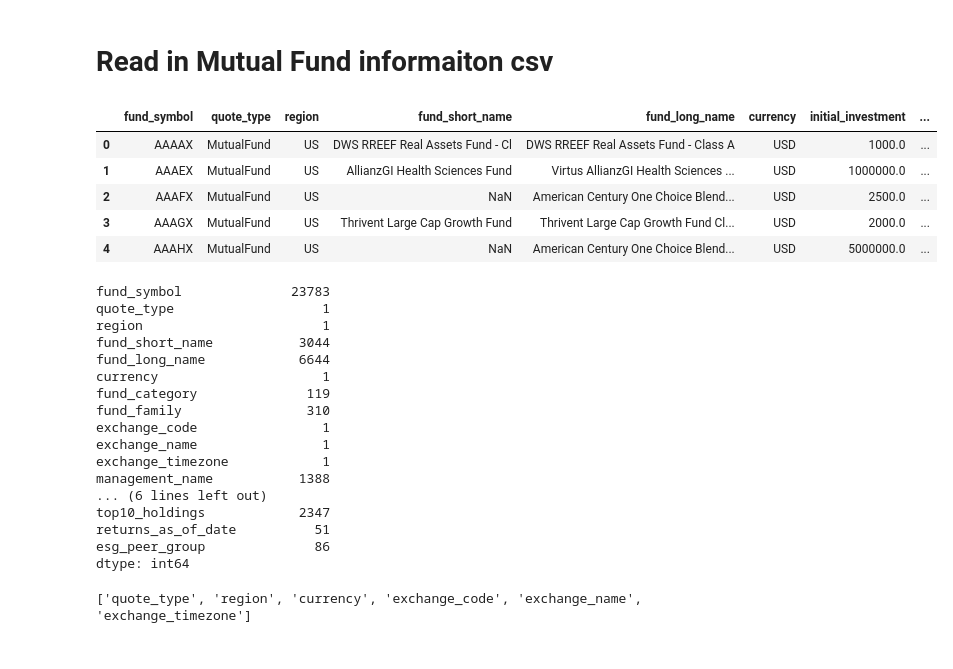
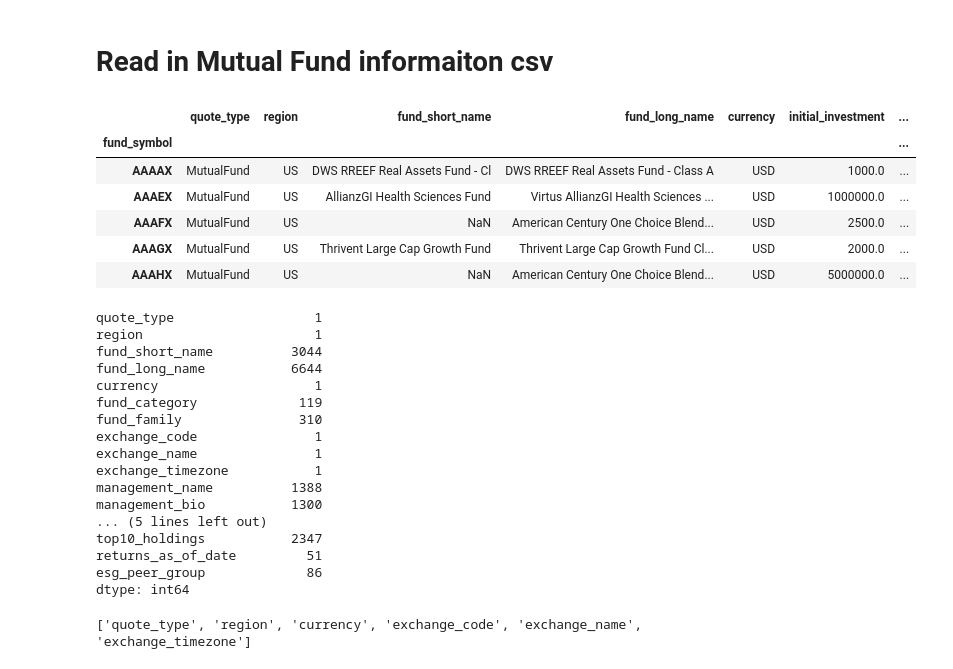
Before and after one commit to TRegan5/Project_4, a Jupyter notebook: daily_etfs.ipynb, the cells around one changed output. Cells and saved outputs as stored; diff of their text form; code cells hidden in the pictures.

Commit message:
set index and dropped more columns

```diff
--- a/daily_etfs.ipynb
+++ b/daily_etfs.ipynb
@@ -100,37 +97,38 @@ dtype: object
 # %%
 #Read in CSV data
 #MutualFunds
 mutualFunds= pd.read_csv(
     Path("Resources/MutualFunds.csv")
-)
+,index_col="fund_symbol")
 mutualFunds.head()
 # %% [output]
-|  | fund_symbol | quote_type | region | fund_short_name | fund_long_name | currency | initial_investment | ... |
-| 0 | AAAAX | MutualFund | US | DWS RREEF Real Assets Fund - Cl | DWS RREEF Real Assets Fund - Class A | USD | 1000.0 | ... |
-| 1 | AAAEX | MutualFund | US | AllianzGI Health Sciences Fund | Virtus AllianzGI Health Sciences ... | USD | 1000000.0 | ... |
-| 2 | AAAFX | MutualFund | US | NaN | American Century One Choice Blend... | USD | 2500.0 | ... |
-| 3 | AAAGX | MutualFund | US | Thrivent Large Cap Growth Fund | Thrivent Large Cap Growth Fund Cl... | USD | 2000.0 | ... |
-| 4 | AAAHX | MutualFund | US | NaN | American Century One Choice Blend... | USD | 5000000.0 | ... |
+|  | quote_type | region | fund_short_name | fund_long_name | currency | initial_investment | ... |
+| fund_symbol |  |  |  |  |  |  | ... |
+| AAAAX | MutualFund | US | DWS RREEF Real Assets Fund - Cl | DWS RREEF Real Assets Fund - Class A | USD | 1000.0 | ... |
+| AAAEX | MutualFund | US | AllianzGI Health Sciences Fund | Virtus AllianzGI Health Sciences ... | USD | 1000000.0 | ... |
+| AAAFX | MutualFund | US | NaN | American Century One Choice Blend... | USD | 2500.0 | ... |
+| AAAGX | MutualFund | US | Thrivent Large Cap Growth Fund | Thrivent Large Cap Growth Fund Cl... | USD | 2000.0 | ... |
+| AAAHX | MutualFund | US | NaN | American Century One Choice Blend... | USD | 5000000.0 | ... |
 # %%
 # Find columns with only 1 value to drop
 mutualFunds.loc[: , mutualFunds.dtypes== "object"].nunique()
 # %% [output]
-fund_symbol              23783
-quote_type                   1
-region                       1
-fund_short_name           3044
-fund_long_name            6644
-currency                     1
-fund_category              119
-fund_family                310
-exchange_code                1
-exchange_name                1
-exchange_timezone            1
-management_name           1388
-... (6 lines left out)
-top10_holdings            2347
-returns_as_of_date          51
-esg_peer_group              86
+quote_type                  1
+region                      1
+fund_short_name          3044
+fund_long_name           6644
+currency                    1
+fund_category             119
+fund_family               310
+exchange_code               1
+exchange_name               1
+exchange_timezone           1
+management_name          1388
+management_bio           1300
+... (5 lines left out)
+top10_holdings           2347
+returns_as_of_date         51
+esg_peer_group             86
 dtype: int64
 # %%
 mutualFunds_counts= mutualFunds.loc[: ,mutualFunds.dtypes=="object"].nunique()
```
Also changed, not shown: parts of 10 cells of this notebook.
